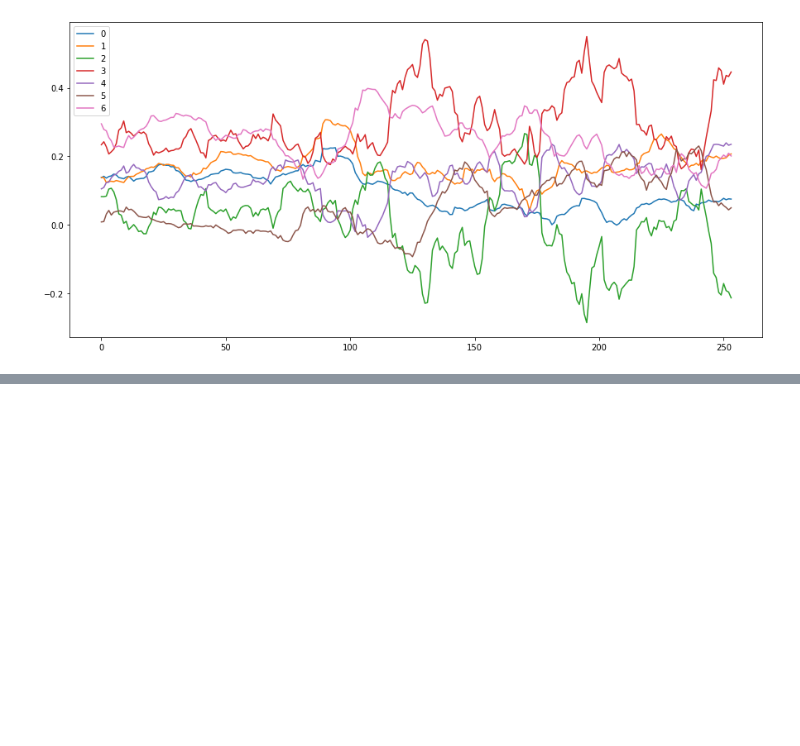
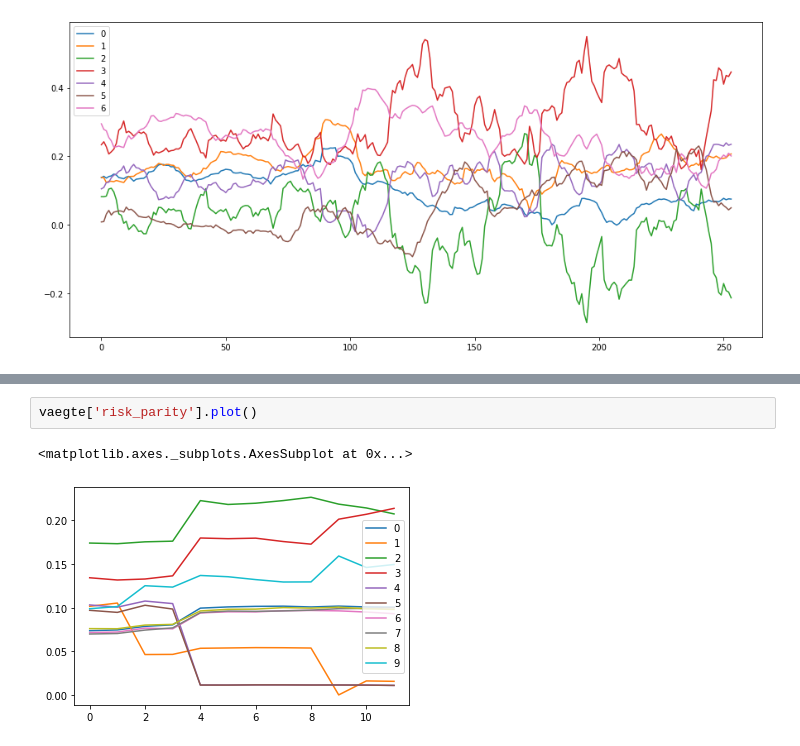
Before and after one commit to Buschardt/Bachelor_Projekt, a Jupyter notebook: Bachelor Projekt Kode.ipynb, the cells around one changed output, grey strips where cells are left out. Drawn from its saved outputs; the diff is of its cells as text; blank space fills up the shorter version.

```diff
--- a/Bachelor Projekt Kode.ipynb
+++ b/Bachelor Projekt Kode.ipynb
@@ -728,0 +845,5 @@ gmv_weights.plot(figsize=(15,7))
+# %%
+vaegte['risk_parity'].plot()
+# %% [output]
+<matplotlib.axes._subplots.AxesSubplot at 0x...>
+[figure, added]
```
Also changed, not shown: parts of 15 cells of this notebook, 2 other files.
